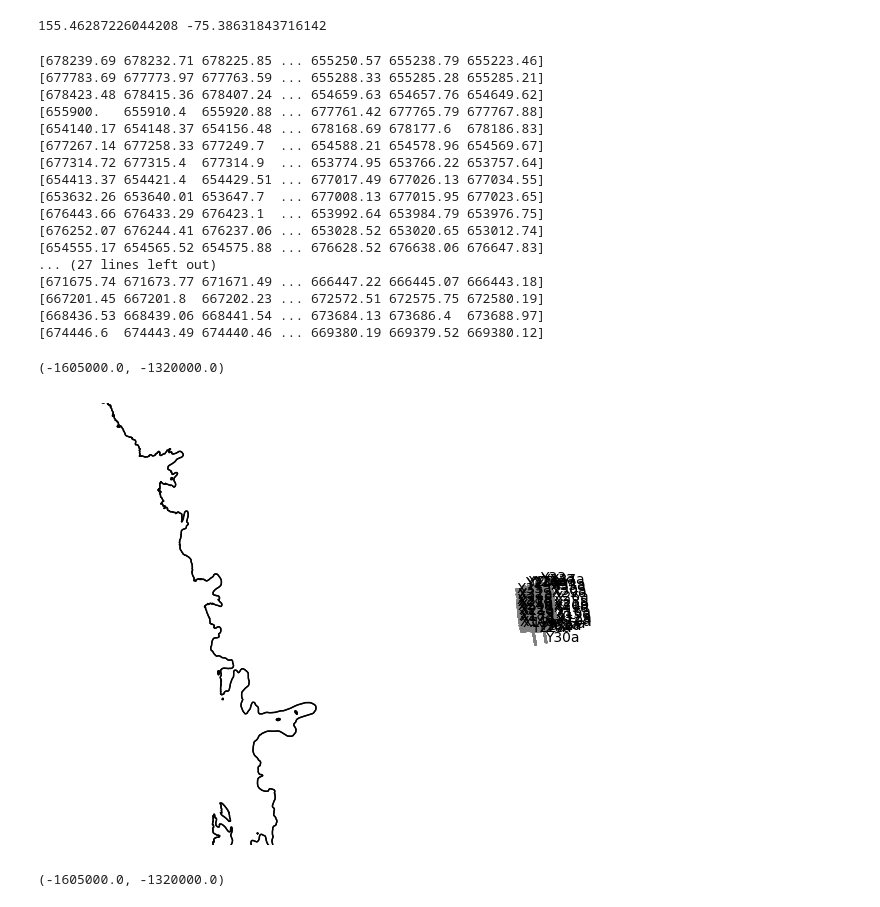
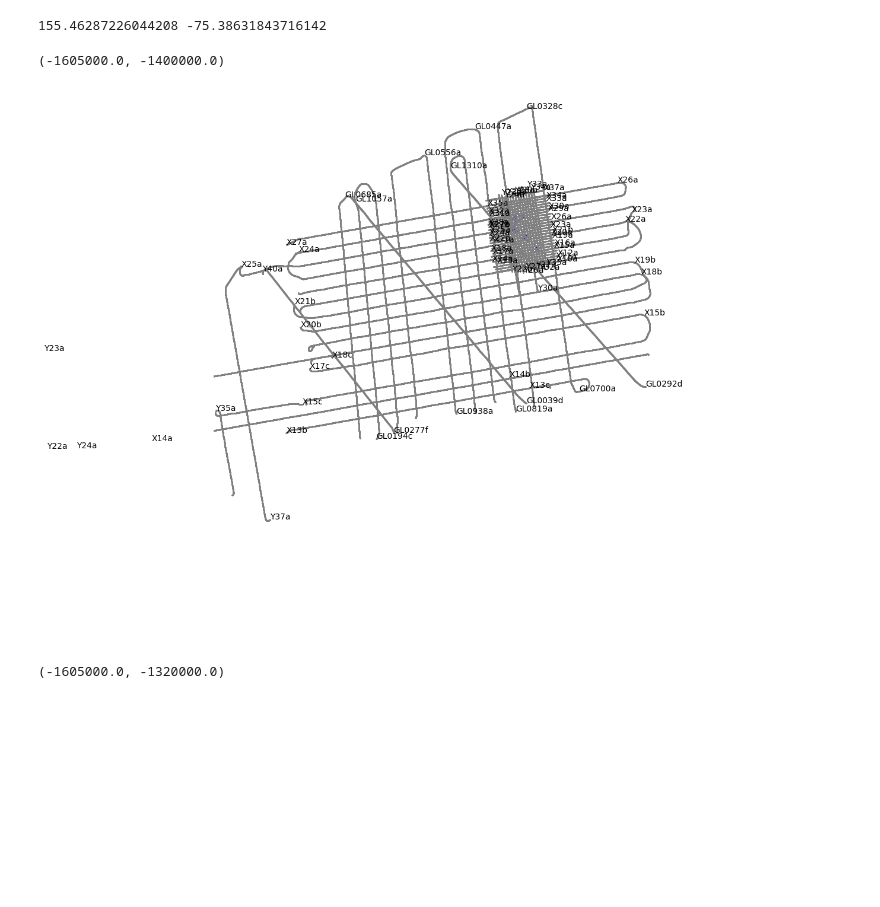
Before and after one commit to zsk4/david_radar, a Jupyter notebook: david_raw.ipynb, the cells around one changed output. Drawn from its saved outputs; the diff is of its cells as text; code cells hidden in the pictures; blank space fills up the shorter version.

```diff
--- a/david_raw.ipynb
+++ b/david_raw.ipynb
@@ -24,3 +24,8 @@ import segyio
 import shapefile
 import shapely
 import xarray as xr
+# %%
+file_paths_18_19[0]
+
+# Load obspy
+radargram = _read_segy(file_paths_16_17[0], headonly=False, unpack_trace_headers=True)
@@ -370,50 +384,38 @@ print(lon, lat)
 # %%
 # Make map showing names of each radargram
 ps71_projection = ccrs.Stereographic(central_latitude=-90, central_longitude=0, true_scale_latitude=-71)
-fig, ax = plt.subplots(figsize=(8,8), subplot_kw={'projection': ps71_projection})
+fig, ax = plt.subplots(figsize=(12,12), subplot_kw={'projection': ps71_projection})
 
-bbox = [350000,-1605000,750000,-1320000] #David_SGL2_full
-names = [path.split('/')[-1].split('.')[0] for path in file_paths_18_19]
+bbox = [550000,-1605000,750000,-1400000] #David_SGL2_full
+names_18_19 = [path.split('/')[-1].split('.')[0] for path in file_paths_18_19]
+names_16_17 = [path.split('/')[-1].split('.')[0] for path in file_paths_16_17]
 
 
-plot_RINGS_shapefile(records_list=records_full, shapes_list=shapes_full, field_names_list=field_names_full, ax=ax, colors=['black','None'],
-                    transform=ps71_projection, fill=False, zorder=2, linewidth=1)
+#plot_RINGS_shapefile(records_list=records_full, shapes_list=shapes_full, field_names_list=field_names_full, ax=ax, colors=['black','None'],
+#                    transform=ps71_projection, fill=False, zorder=2, linewidth=1)
 
 ax.patch.set_facecolor("none")
 for spine in ax.spines.values():
     spine.set_visible(False)
 ax.set_xticks([])
 ax.set_yticks([])
 
 for radargram in radargrams_18_19[:]:
     ax.scatter(radargram[0].x_coord*1, radargram[0].y_coord*1, s=0.1, color='gray', zorder=3)
-    ax.text(radargram[0].x_coord[0]*1, radargram[0].y_coord[0]*1, names[radargrams_18_19.index(radargram)], color='black', fontsize=10, transform=ps71_projection, zorder=4)
+    ax.text(radargram[0].x_coord[0]*1, radargram[0].y_coord[0]*1, names_18_19[radargrams_18_19.index(radargram)], color='black', fontsize=10, transform=ps71_projection, zorder=4)
+
+for radargram in radargrams_16_17[:]:
+    ax.scatter(radargram[0].x_shot*1, radargram[0].y_shot*1, s=0.1, color='gray', zorder=3)
+    ax.text(radargram[0].x_shot[0]*1, radargram[0].y_shot[0]*1, names_16_17[radargrams_16_17.index(radargram)], color='black', fontsize=10, transform=ps71_projection, zorder=4)
 
 for x, y in zip(xs, ys):
     ax.plot(x, y, color='blue', linewidth=1.5)
 
 ax.set_xlim(bbox[0],bbox[2])
 ax.set_ylim(bbox[1],bbox[3])
 # %% [output]
-[678239.69 678232.71 678225.85 ... 655250.57 655238.79 655223.46]
-[677783.69 677773.97 677763.59 ... 655288.33 655285.28 655285.21]
-[678423.48 678415.36 678407.24 ... 654659.63 654657.76 654649.62]
-[655900.   655910.4  655920.88 ... 677761.42 677765.79 677767.88]
-[654140.17 654148.37 654156.48 ... 678168.69 678177.6  678186.83]
-[677267.14 677258.33 677249.7  ... 654588.21 654578.96 654569.67]
-[677314.72 677315.4  677314.9  ... 653774.95 653766.22 653757.64]
-[654413.37 654421.4  654429.51 ... 677017.49 677026.13 677034.55]
-[653632.26 653640.01 653647.7  ... 677008.13 677015.95 677023.65]
-[676443.66 676433.29 676423.1  ... 653992.64 653984.79 653976.75]
-[676252.07 676244.41 676237.06 ... 653028.52 653020.65 653012.74]
-[654555.17 654565.52 654575.88 ... 676628.52 676638.06 676647.83]
-... (27 lines left out)
-[671675.74 671673.77 671671.49 ... 666447.22 666445.07 666443.18]
-[667201.45 667201.8  667202.23 ... 672572.51 672575.75 672580.19]
-[668436.53 668439.06 668441.54 ... 673684.13 673686.4  673688.97]
-[674446.6  674443.49 674440.46 ... 669380.19 669379.52 669380.12]
+(-1605000.0, -1400000.0)
-(-1605000.0, -1320000.0)
-[figure, old version]
+[figure, new version]
 # %%
 # Choose radargram and get along track distance
 # Get radargram at index of 'XXX' in names
```
Also changed, not shown: parts of 4 cells of this notebook, 4 other files.
